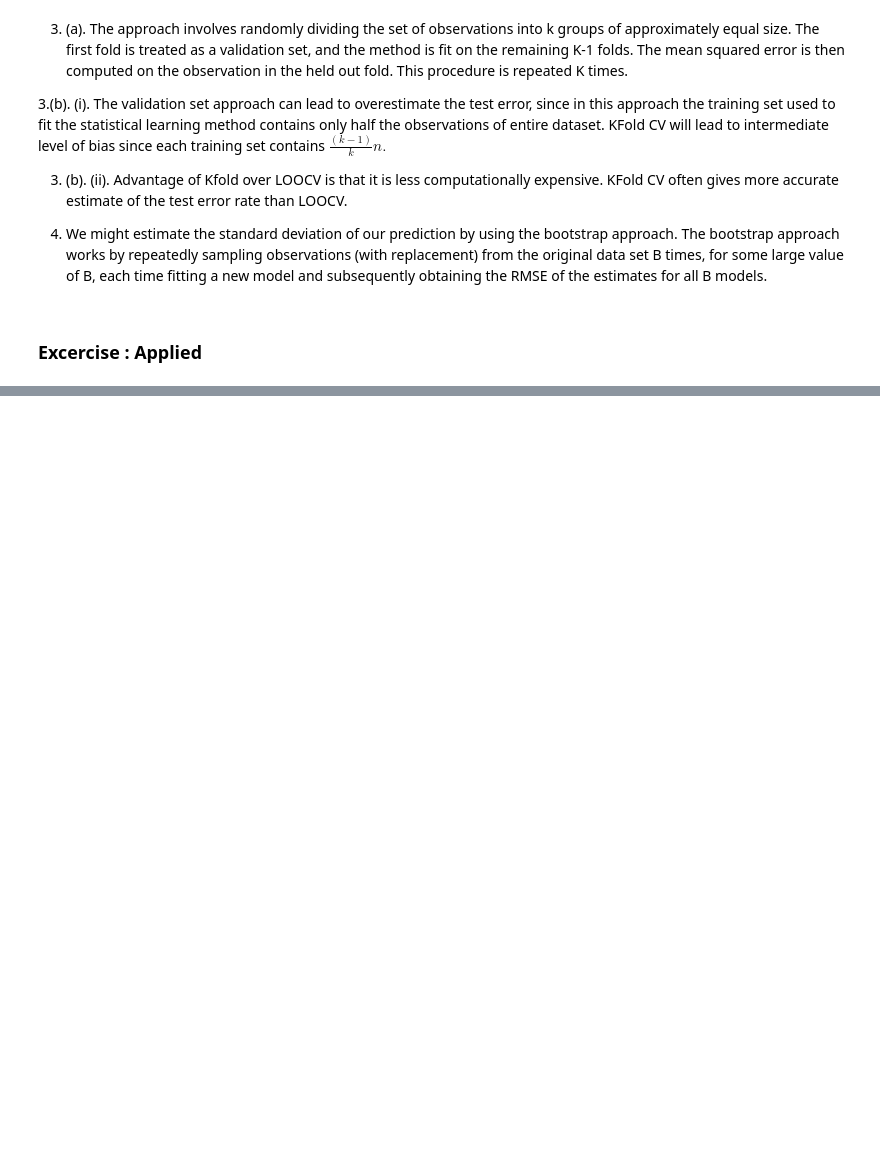
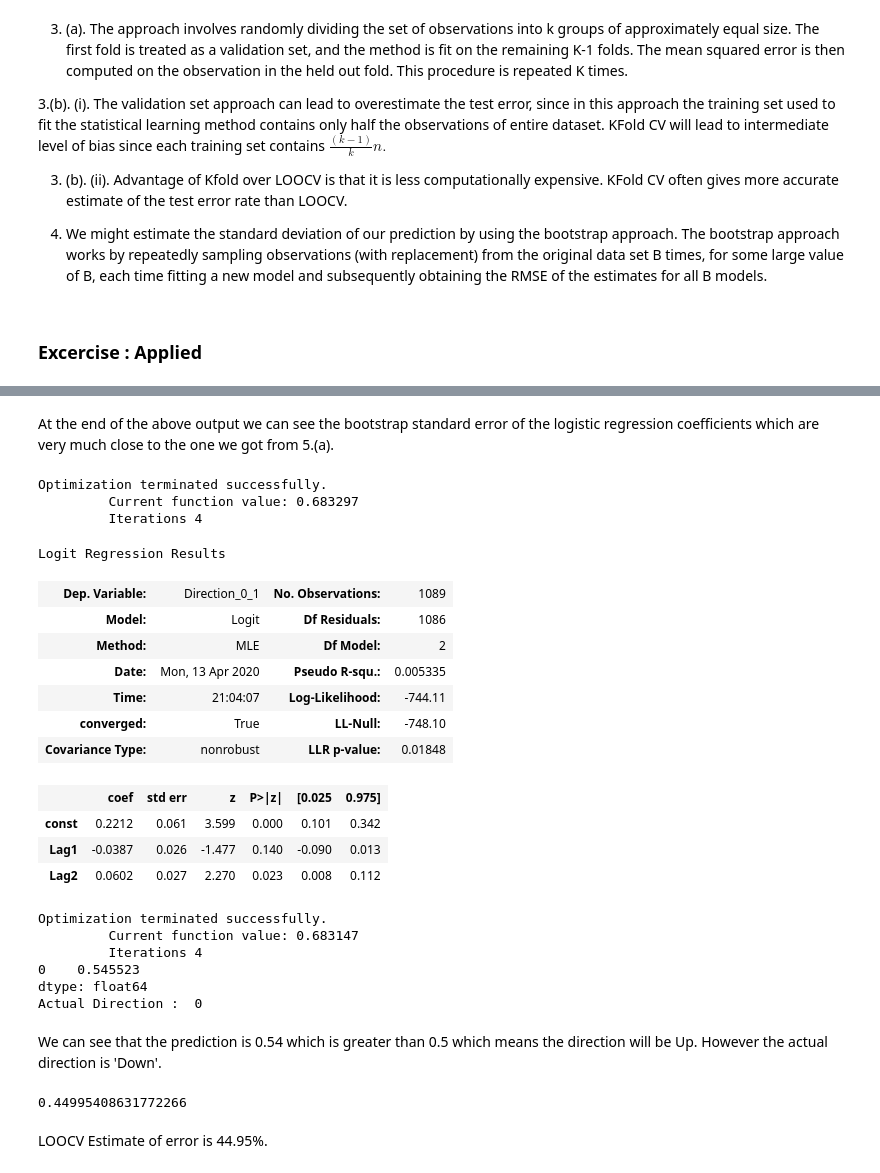
Before and after one commit to atystats/ISLR_Notes_codes, a Jupyter notebook: Chapter 5.ipynb, the cells around one changed output, grey strips where cells are left out. Saved outputs shown, nothing was run; the diff lists cells and outputs as text; code cells hidden in the pictures; blank space fills up the shorter version.

```diff
--- a/Chapter 5.ipynb
+++ b/Chapter 5.ipynb
@@ -431,0 +558,73 @@ KFold CV will lead to intermediate level of bias since each training set contain
+# %% [markdown]
+At the end of the above output we can see the bootstrap standard error of the logistic regression coefficients which are very much close to the one we got from 5.(a).
+# %%
+#7.(a). Logistic Regression using all the observation.
+url = "https://raw.githubusercontent.com/atystats/ISLR_Notes_codes/master/Datasets/Weekly.csv"
+Weekly = pd.read_csv(url, error_bad_lines = False)
+Weekly["Direction_0_1"] = 0
+Weekly.loc[Weekly['Direction'] == "Up", "Direction_0_1"] = 1
+
+X = Weekly[['Lag1', 'Lag2']]
+y = Weekly['Direction_0_1']
+X = sm.add_constant(X)
+
+clf = sm.Logit(y, X).fit()
+clf.summary()
+# %% [output]
+Optimization terminated successfully.
+         Current function value: 0.683297
+         Iterations 4
+Logit Regression Results
+| Dep. Variable: | Direction_0_1 | No. Observations: | 1089 |
+| Model: | Logit | Df Residuals: | 1086 |
+| Method: | MLE | Df Model: | 2 |
+| Date: | Mon, 13 Apr 2020 | Pseudo R-squ.: | 0.005335 |
+| Time: | 21:04:07 | Log-Likelihood: | -744.11 |
+| converged: | True | LL-Null: | -748.10 |
+| Covariance Type: | nonrobust | LLR p-value: | 0.01848 |
+|  | coef | std err | z | P>|z| | [0.025 | 0.975] |
+| const | 0.2212 | 0.061 | 3.599 | 0.000 | 0.101 | 0.342 |
+| Lag1 | -0.0387 | 0.026 | -1.477 | 0.140 | -0.090 | 0.013 |
+| Lag2 | 0.0602 | 0.027 | 2.270 | 0.023 | 0.008 | 0.112 |
+# %%
+# 7.(b) and (c).
+X_train = Weekly[['Lag1', 'Lag2']].iloc[1:]
+y_train = Weekly['Direction_0_1'].iloc[1:]
+X_train = sm.add_constant(X_train)
+
+X_test = Weekly[['Lag1', 'Lag2']].iloc[:1]
+y_test = Weekly['Direction_0_1'].iloc[1]
+X_test['const'] = 1
+clf = sm.Logit(y_train, X_train).fit()
+print(clf.predict(X_test))
+print("Actual Direction : ",y_test)
+# %% [output]
+Optimization terminated successfully.
+         Current function value: 0.683147
+         Iterations 4
+0    0.545523
+dtype: float64
+Actual Direction :  0
+# %% [markdown]
+We can see that the prediction is 0.54 which is greater than 0.5 which means the direction will be Up. However the actual direction is 'Down'.
+# %%
+# 7(d).
+prediction = []
+for i in range(len(Weekly)):
+    X_train = np.array(Weekly[['Lag1', 'Lag2']].drop(index = i))
+    y_train = np.array(Weekly['Direction_0_1'].drop(index = i))
+
+    X_test = np.array(Weekly[Weekly.index == i][['Lag1','Lag2']])
+    y_test = np.array(Weekly[Weekly.index == i]['Direction_0_1'])
+
+    clf = LogisticRegression()
+    clf.fit(X_train,y_train)
+    if clf.predict(X_test) == 1:
+        prediction.append("Up")
+    else:
+        prediction.append("Down")
+(prediction != Weekly['Direction']).mean()
+# %% [output]
+0.44995408631772266
+# %% [markdown]
+LOOCV Estimate of error is 44.95%.
```
Also changed, not shown: parts of 14 cells of this notebook.
